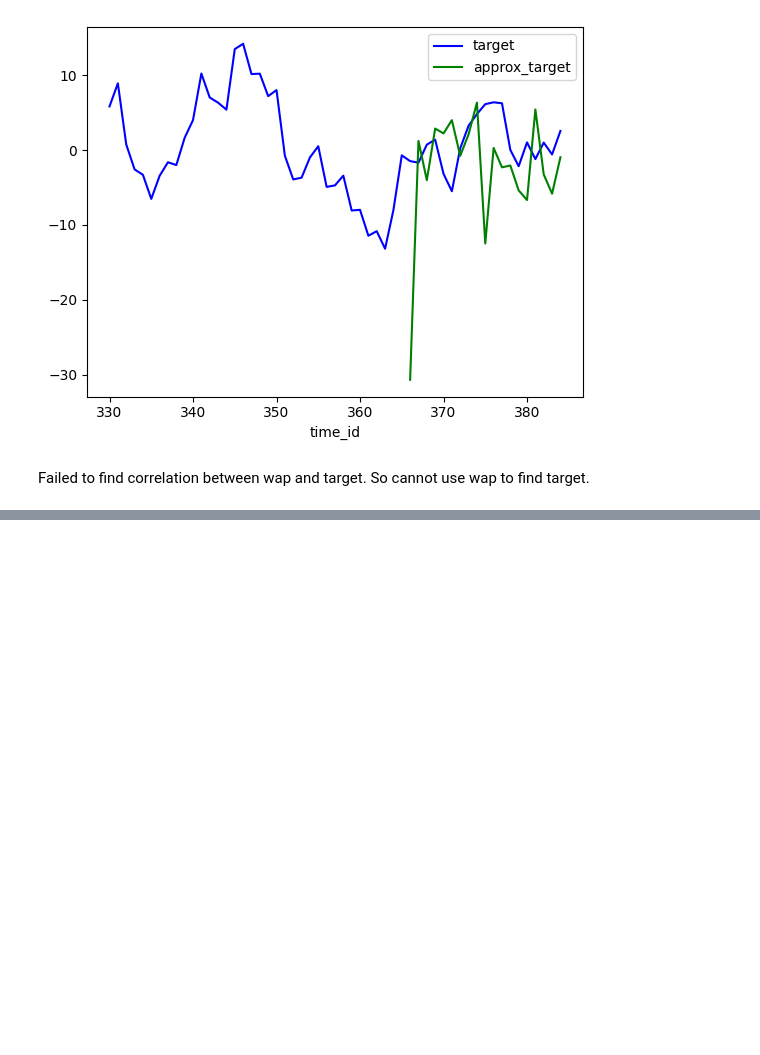
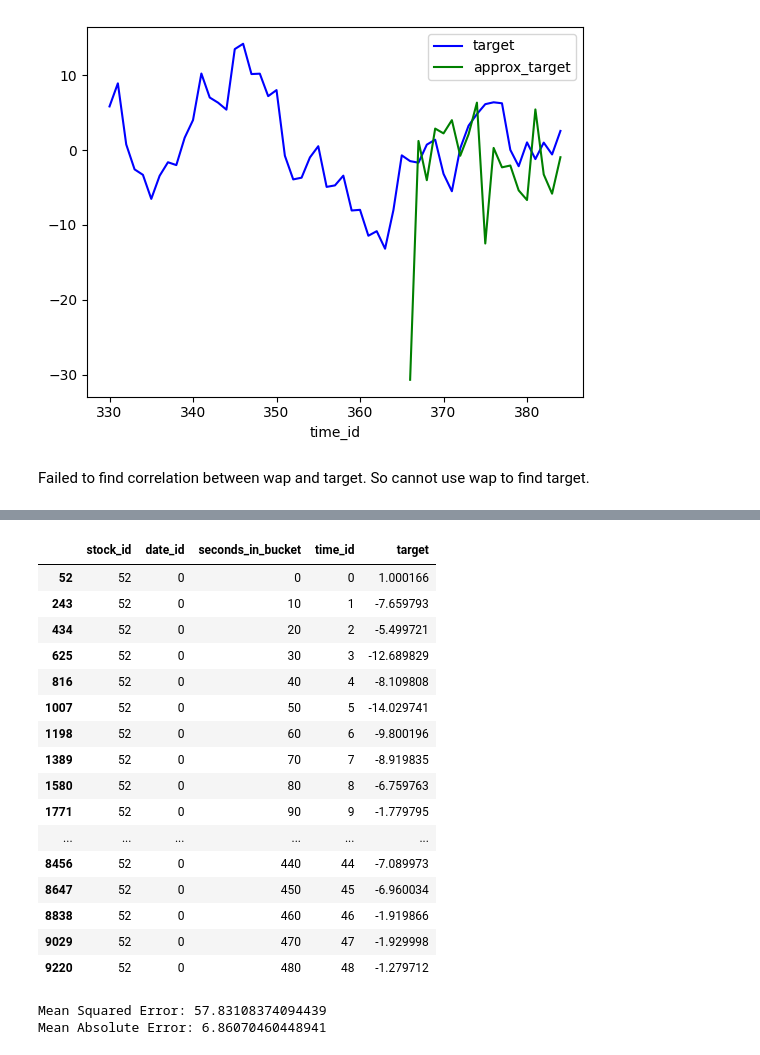
Before and after one commit to UNT-CSCE-Projects/US_stock_market_prediction, a Jupyter notebook: Optiver_stock_closing_price.ipynb, the cells around one changed output, grey strips where cells are left out. Drawn from its saved outputs; the diff is of its cells as text; code cells hidden in the pictures; blank space fills up the shorter version.

```diff
--- a/Optiver_stock_closing_price.ipynb
+++ b/Optiver_stock_closing_price.ipynb
@@ -902,0 +918,7 @@ So cannot use wap to find target.
+# %%
+# Remove all unrelated columns
+stock_52_time = stock_52[['stock_id', 'date_id', 'seconds_in_bucket', 'time_id', 'target']]
+# %%
+stock_52_time = stock_52_time[stock_52_time['date_id'] == 0]
+# %%
+train_data = stock_52_time[stock_52_time['seconds_in_bucket'] <= 480].copy()
@@ -902,0 +927,20 @@ So cannot use wap to find target.
+# %%
+train_data
+# %% [output]
+|  | stock_id | date_id | seconds_in_bucket | time_id | target |
+| 52 | 52 | 0 | 0 | 0 | 1.000166 |
+| 243 | 52 | 0 | 10 | 1 | -7.659793 |
+| 434 | 52 | 0 | 20 | 2 | -5.499721 |
+| 625 | 52 | 0 | 30 | 3 | -12.689829 |
+| 816 | 52 | 0 | 40 | 4 | -8.109808 |
+| 1007 | 52 | 0 | 50 | 5 | -14.029741 |
+| 1198 | 52 | 0 | 60 | 6 | -9.800196 |
+| 1389 | 52 | 0 | 70 | 7 | -8.919835 |
+| 1580 | 52 | 0 | 80 | 8 | -6.759763 |
+| 1771 | 52 | 0 | 90 | 9 | -1.779795 |
+| ... | ... | ... | ... | ... | ... |
+| 8456 | 52 | 0 | 440 | 44 | -7.089973 |
+| 8647 | 52 | 0 | 450 | 45 | -6.960034 |
+| 8838 | 52 | 0 | 460 | 46 | -1.919866 |
+| 9029 | 52 | 0 | 470 | 47 | -1.929998 |
+| 9220 | 52 | 0 | 480 | 48 | -1.279712 |
@@ -902,0 +951,52 @@ So cannot use wap to find target.
+# %%
+from sklearn.model_selection import train_test_split
+from sklearn.preprocessing import StandardScaler
+from sklearn.svm import SVR
+from sklearn.metrics import mean_squared_error
+
+def train_and_evaluate_svr(X_train, y_train, X_test, y_test, kernel='linear'):
+    """
+    Train and evaluate an SVR model.
+
+    Parameters:
+    - X_train: Features of the training set
+    - y_train: Target variable of the training set
+    - X_test: Features of the testing set
+    - y_test: Target variable of the testing set
+    - kernel: Kernel function for the SVR model (default is 'linear')
+
+    Returns:
+    - Mean Squared Error on the test set
+    - SVR model
+    - predictions
+    """
+
+    # Standardize the features
+    scaler = StandardScaler()
+    X_train_scaled = scaler.fit_transform(X_train)
+    X_test_scaled = scaler.transform(X_test)
+
+    # Initialize the SVR model
+    svr_model = SVR(kernel=kernel)
+
+    # Fit the SVR model to the training data
+    svr_model.fit(X_train_scaled, y_train)
+
+    # Make predictions on the test set
+    y_pred = svr_model.predict(X_test_scaled)
+
+
+    # Evaluate the model
+    mse = mean_squared_error(y_test, y_pred)
+    print(f'Mean Squared Error: {mse}')
+
+    mae = mean_absolute_error(y_test, y_pred)
+    print(f'Mean Absolute Error: {mae}');
+
+    return mse, svr_model, y_pred
+
+# linear model
+mse, svr_model, y_pred = train_and_evaluate_svr(X_train,  y_train, X_test, y_test,  kernel = 'linear');
+# %% [output]
+Mean Squared Error: 57.83108374094439
+Mean Absolute Error: 6.86070460448941
```
Also changed, not shown: parts of 13 cells of this notebook.
